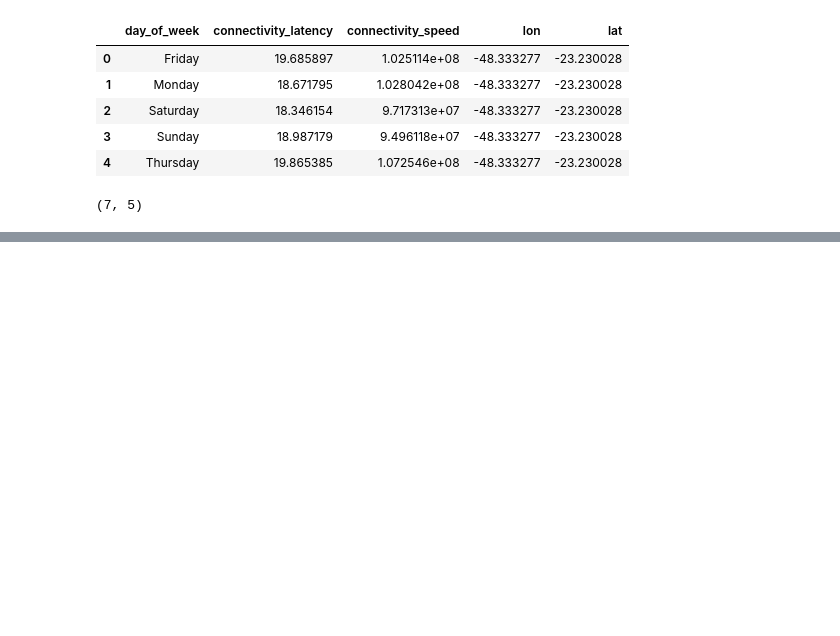
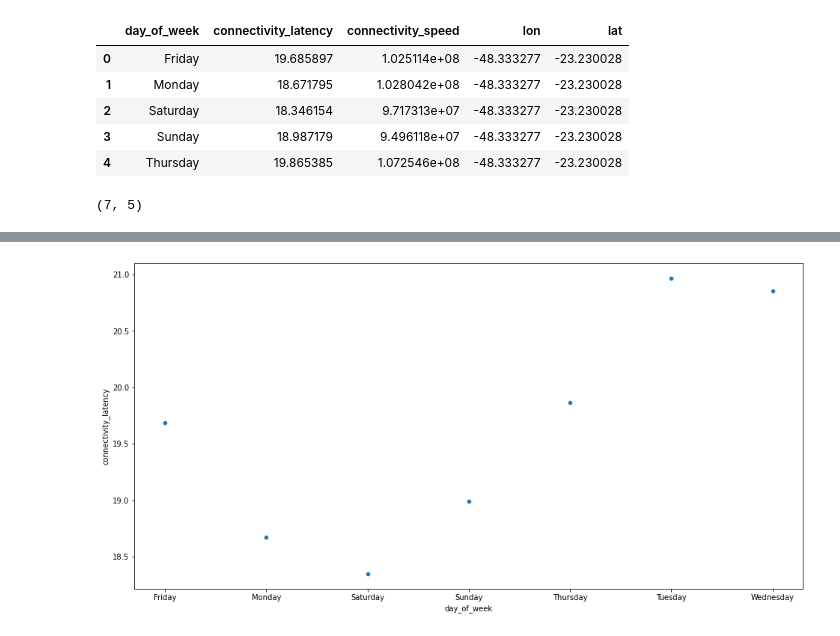
Before and after one commit to HarshaGowtham/UNICEF_RESEARCH_DEEPLEARNING, a Jupyter notebook: E&S_Analysis_UNICEF.ipynb, the cells around one changed output, grey strips where cells are left out. Saved outputs shown, nothing was run; the diff lists cells and outputs as text; code cells hidden in the pictures; blank space fills up the shorter version.

```diff
--- a/E&S_Analysis_UNICEF.ipynb
+++ b/E&S_Analysis_UNICEF.ipynb
@@ -477,0 +485,7 @@ df_10.shape
+# %%
+##plotting the connectivity latency of each day on an average
+plt.figure(figsize = (16,8))
+sns.scatterplot(x = 'day_of_week', y = 'connectivity_latency', data = df_10)
+plt.show()
+# %% [output]
+[figure, added]
```
Also changed, not shown: parts of 5 cells of this notebook.
